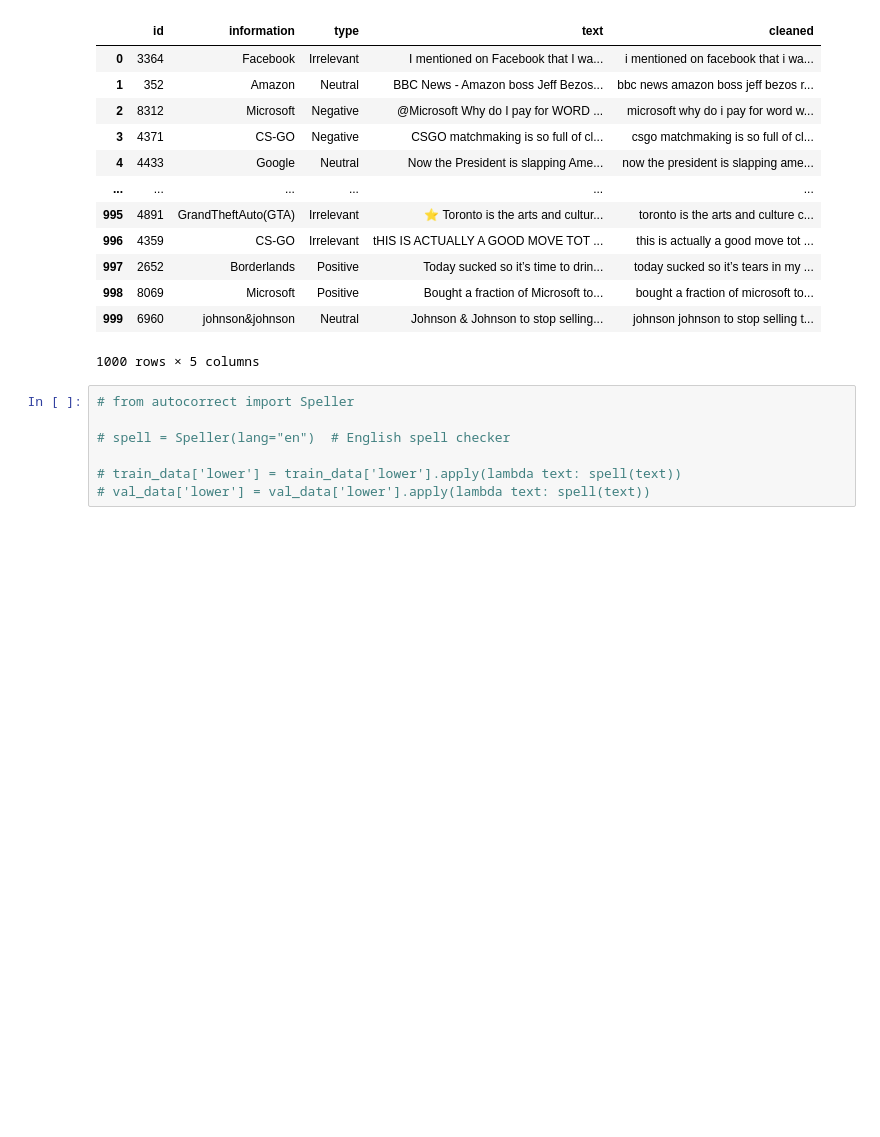
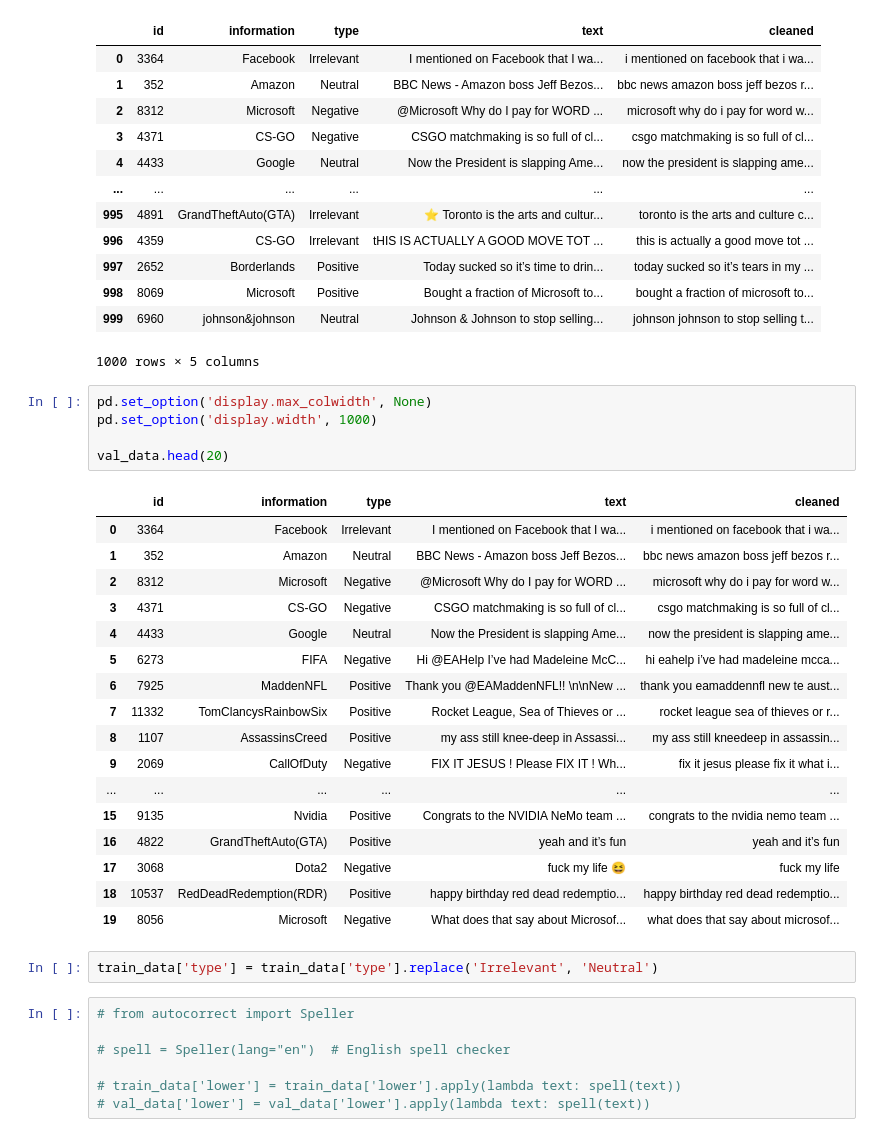
Before and after one commit to Hamidreza-Sj/Twitter-Sentiment-Analysis, a Jupyter notebook: Approach 2.ipynb, the cells around one changed output. Cells and saved outputs as stored; diff of their text form; blank space fills up the shorter version.

```diff
--- a/Approach 2.ipynb
+++ b/Approach 2.ipynb
@@ -232,6 +243,31 @@ val_data
 | 998 | 8069 | Microsoft | Positive | Bought a fraction of Microsoft to... | bought a fraction of microsoft to... |
 | 999 | 6960 | johnson&johnson | Neutral | Johnson & Johnson to stop selling... | johnson johnson to stop selling t... |
 1000 rows × 5 columns
+# %%
+pd.set_option('display.max_colwidth', None)
+pd.set_option('display.width', 1000)
+
+val_data.head(20)
+# %% [output]
+|  | id | information | type | text | cleaned |
+| 0 | 3364 | Facebook | Irrelevant | I mentioned on Facebook that I wa... | i mentioned on facebook that i wa... |
+| 1 | 352 | Amazon | Neutral | BBC News - Amazon boss Jeff Bezos... | bbc news amazon boss jeff bezos r... |
+| 2 | 8312 | Microsoft | Negative | @Microsoft Why do I pay for WORD ... | microsoft why do i pay for word w... |
+| 3 | 4371 | CS-GO | Negative | CSGO matchmaking is so full of cl... | csgo matchmaking is so full of cl... |
+| 4 | 4433 | Google | Neutral | Now the President is slapping Ame... | now the president is slapping ame... |
+| 5 | 6273 | FIFA | Negative | Hi @EAHelp I’ve had Madeleine McC... | hi eahelp i’ve had madeleine mcca... |
+| 6 | 7925 | MaddenNFL | Positive | Thank you @EAMaddenNFL!! \n\nNew ... | thank you eamaddennfl new te aust... |
+| 7 | 11332 | TomClancysRainbowSix | Positive | Rocket League, Sea of Thieves or ... | rocket league sea of thieves or r... |
+| 8 | 1107 | AssassinsCreed | Positive | my ass still knee-deep in Assassi... | my ass still kneedeep in assassin... |
+| 9 | 2069 | CallOfDuty | Negative | FIX IT JESUS ! Please FIX IT ! Wh... | fix it jesus please fix it what i... |
+| ... | ... | ... | ... | ... | ... |
+| 15 | 9135 | Nvidia | Positive | Congrats to the NVIDIA NeMo team ... | congrats to the nvidia nemo team ... |
+| 16 | 4822 | GrandTheftAuto(GTA) | Positive | yeah and it’s fun | yeah and it’s fun |
+| 17 | 3068 | Dota2 | Negative | fuck my life 😆 | fuck my life |
+| 18 | 10537 | RedDeadRedemption(RDR) | Positive | happy birthday red dead redemptio... | happy birthday red dead redemptio... |
+| 19 | 8056 | Microsoft | Negative | What does that say about Microsof... | what does that say about microsof... |
+# %%
+train_data['type'] = train_data['type'].replace('Irrelevant', 'Neutral')
 # %%
 # from autocorrect import Speller
 
```
Also changed, not shown: parts of 2 cells of this notebook.
